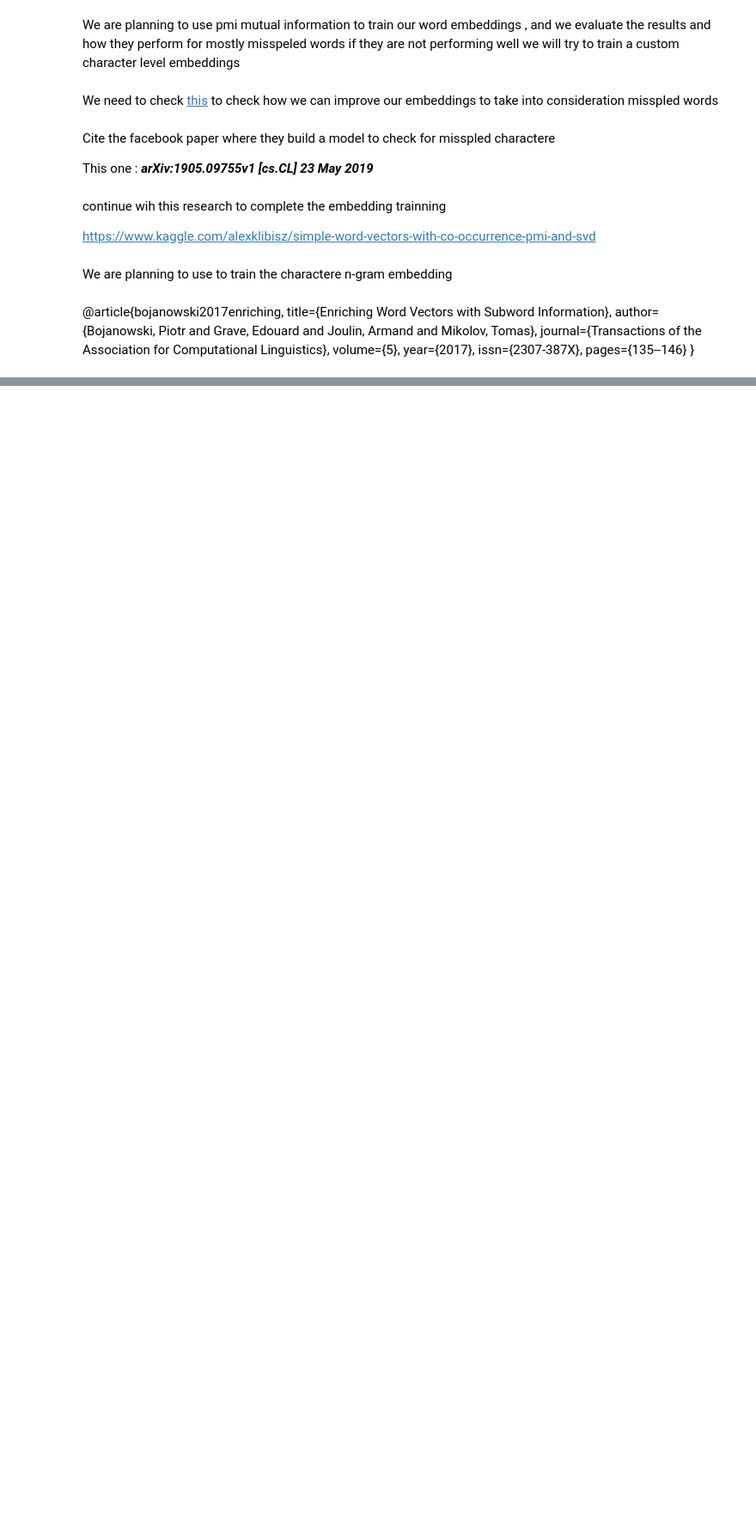
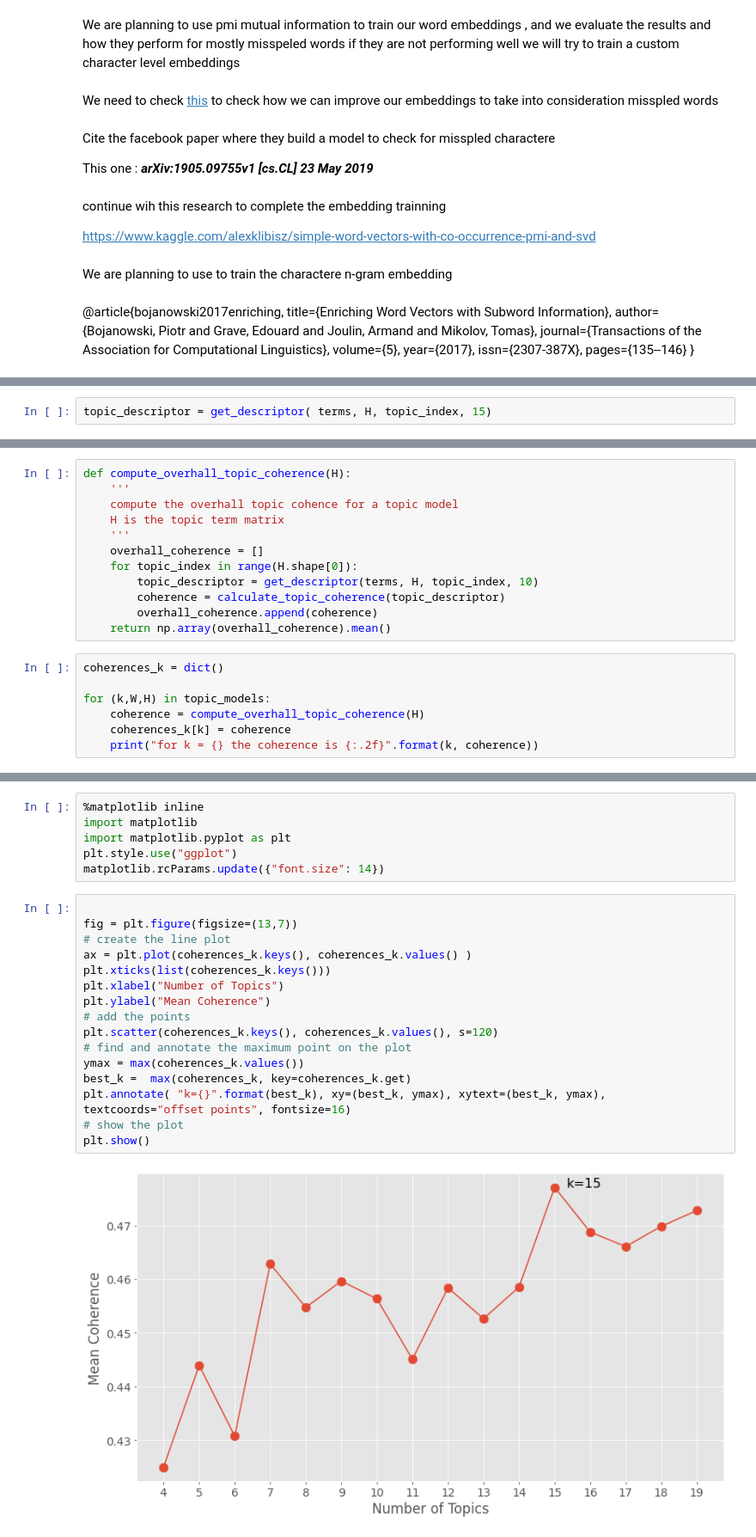
Before and after one commit to espoirMur/balobi_nini, a Jupyter notebook: notebooks/2.Dynamic_Topic_Modeling.ipynb, the cells around one changed output, grey strips where cells are left out. Shown: that part at 86% size. Drawn from its saved outputs; the diff is of its cells as text; blank space fills up the shorter version.

Commit message:
(feat) add the topic coherence measures

```diff
--- a/notebooks/2.Dynamic_Topic_Modeling.ipynb
+++ b/notebooks/2.Dynamic_Topic_Modeling.ipynb
@@ -302,0 +399,2 @@ We are planning to use to train the charactere n-gram embedding
+# %%
+topic_descriptor = get_descriptor( terms, H, topic_index, 15)
@@ -302,0 +410,19 @@ We are planning to use to train the charactere n-gram embedding
+# %%
+def compute_overhall_topic_coherence(H):
+    '''
+    compute the overhall topic cohence for a topic model
+    H is the topic term matrix
+    '''
+    overhall_coherence = []
+    for topic_index in range(H.shape[0]):
+        topic_descriptor = get_descriptor(terms, H, topic_index, 10)
+        coherence = calculate_topic_coherence(topic_descriptor)
+        overhall_coherence.append(coherence)
+    return np.array(overhall_coherence).mean()
+# %%
+coherences_k = dict()
+
+for (k,W,H) in topic_models:
+    coherence = compute_overhall_topic_coherence(H)
+    coherences_k[k] = coherence
+    print("for k = {} the coherence is {:.2f}".format(k, coherence))
@@ -302,0 +446,24 @@ We are planning to use to train the charactere n-gram embedding
+# %%
+%matplotlib inline
+import matplotlib
+import matplotlib.pyplot as plt
+plt.style.use("ggplot")
+matplotlib.rcParams.update({"font.size": 14})
+# %%
+
+fig = plt.figure(figsize=(13,7))
+# create the line plot
+ax = plt.plot(coherences_k.keys(), coherences_k.values() )
+plt.xticks(list(coherences_k.keys()))
+plt.xlabel("Number of Topics")
+plt.ylabel("Mean Coherence")
+# add the points
+plt.scatter(coherences_k.keys(), coherences_k.values(), s=120)
+# find and annotate the maximum point on the plot
+ymax = max(coherences_k.values())
+best_k =  max(coherences_k, key=coherences_k.get)
+plt.annotate( "k={}".format(best_k), xy=(best_k, ymax), xytext=(best_k, ymax), textcoords="offset points", fontsize=16)
+# show the plot
+plt.show()
+# %% [output]
+[figure, added]
```
Also changed, not shown: parts of 23 cells of this notebook, 1 other file.
